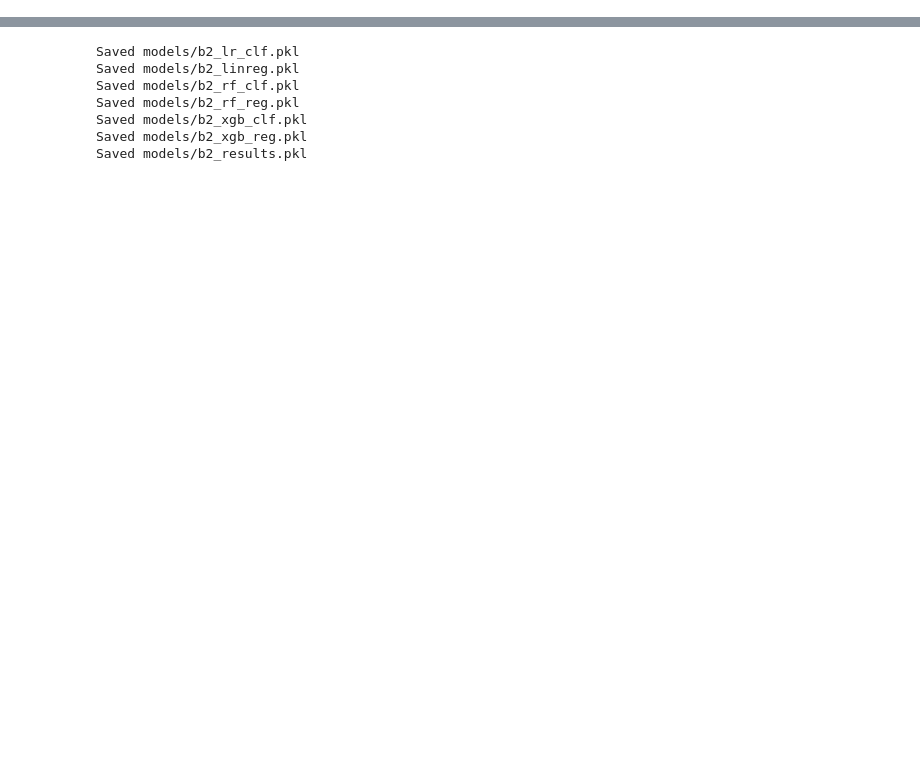
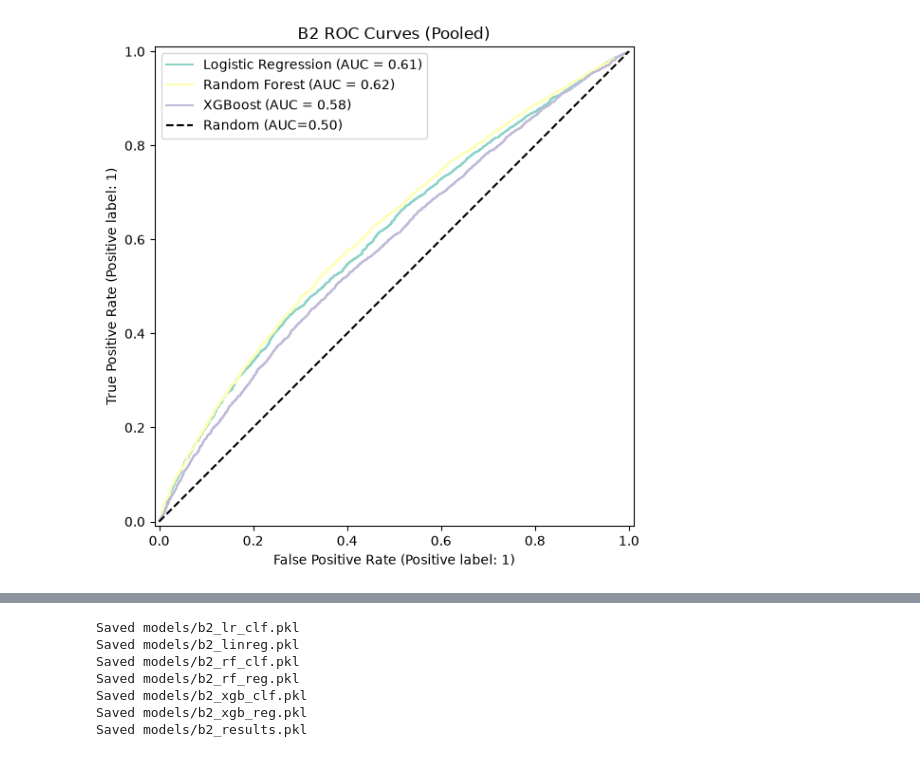
Before and after one commit to Richard-X46/Post-Earnings-Forecast, a Jupyter notebook: src/modeling/B2_Pipeline.ipynb, the cells around one changed output, grey strips where cells are left out. Drawn from its saved outputs; the diff is of its cells as text; code cells hidden in the pictures; blank space fills up the shorter version.

```diff
--- a/src/modeling/B2_Pipeline.ipynb
+++ b/src/modeling/B2_Pipeline.ipynb
@@ -413,0 +442,17 @@ XGBoost                       0.0461     0.0633    -0.2154
+# %%
+fig, ax = plt.subplots(figsize=(7, 6))
+
+for name, r in [("Logistic Regression", lr_clf),
+                ("Random Forest",       rf_clf),
+                ("XGBoost",             xgb_clf)]:
+    RocCurveDisplay.from_predictions(
+        np.array(r["true"]), np.array(r["probs"]), ax=ax, name=name,
+    )
+
+ax.plot([0, 1], [0, 1], "k--", label="Random (AUC=0.50)")
+ax.set_title("B2 ROC Curves (Pooled)")
+ax.legend()
+plt.tight_layout()
+plt.show()
+# %% [output]
+[figure, added]
```
Also changed, not shown: parts of 20 cells of this notebook, 4 other files.
